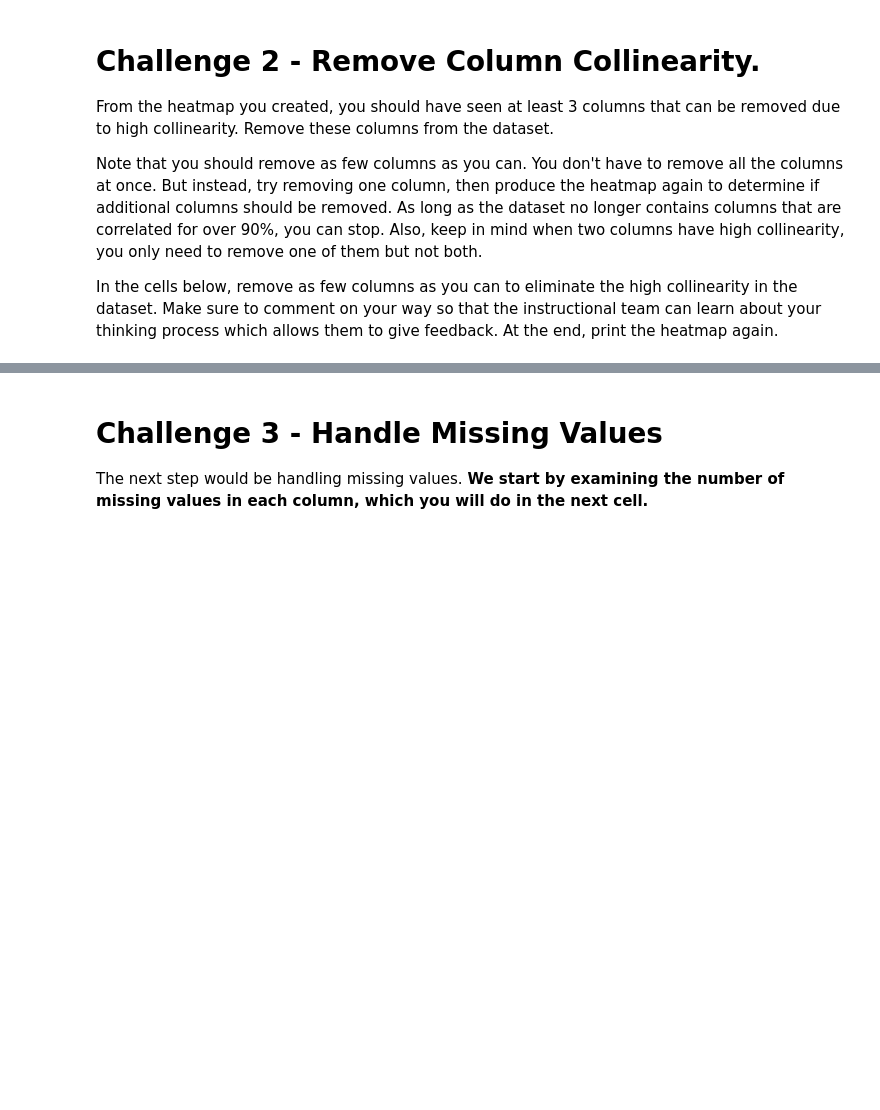
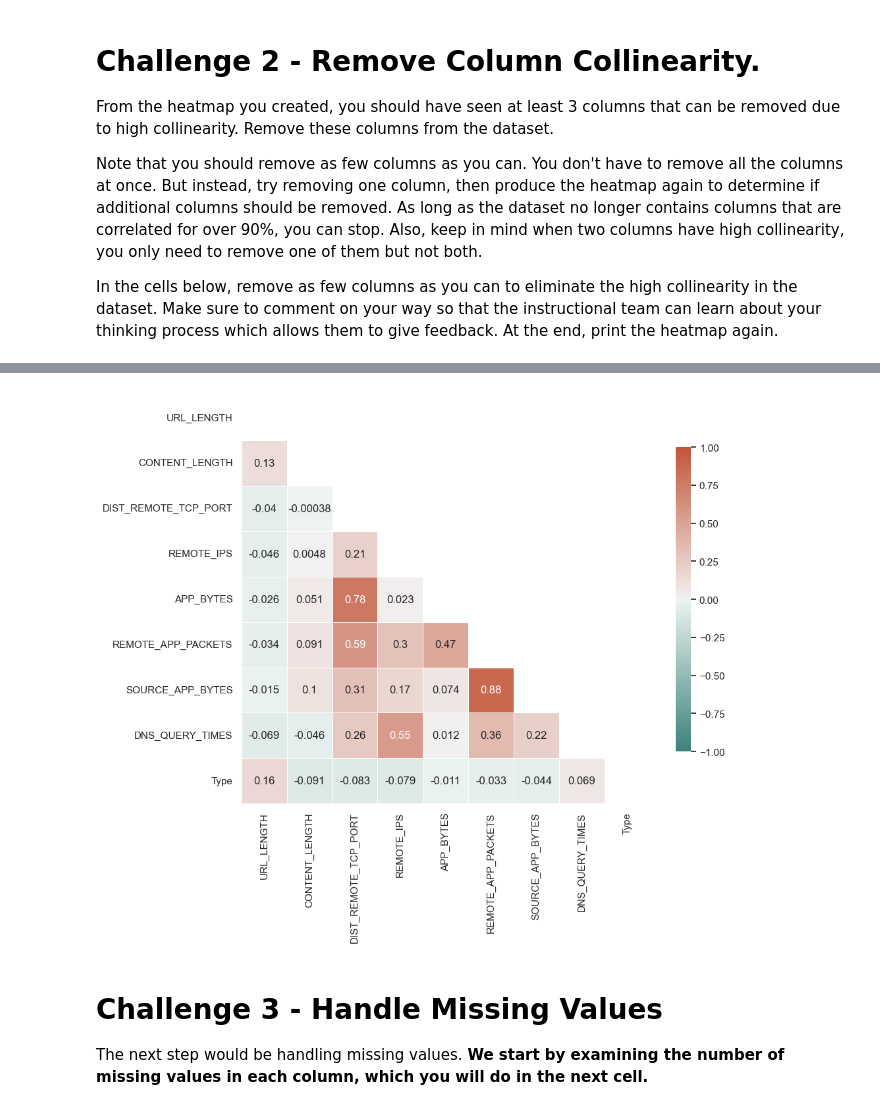
Before and after one commit to Hector1993prog/7.1-lab-supervised-learning, a Jupyter notebook: your-code/main.ipynb, the cells around one changed output, grey strips where cells are left out. Saved outputs shown, nothing was run; the diff lists cells and outputs as text; code cells hidden in the pictures; blank space fills up the shorter version.

```diff
--- a/your-code/main.ipynb
+++ b/your-code/main.ipynb
@@ -194,3 +213,27 @@ print_corr(df)
+# %%
+def print_corr(df):
+
+    correlation = df.corr(method='pearson')
+
+    mask = np.zeros_like(correlation, dtype=bool)
+    mask[np.triu_indices_from(mask)] = True
+
+    f, ax = plt.subplots(figsize=(10, 12))
+
+    cmap = sns.diverging_palette(180, 20, as_cmap=True)
+    sns.heatmap(correlation, mask=mask, cmap=cmap, vmax=1, vmin =-1, center=0,
+                square=True, linewidths=.5, cbar_kws={"shrink": .5}, annot=True)
+
+    return plt.show()
+# %%
+web1= websites.drop("APP_PACKETS", axis=1)
+web2= web1.drop('SOURCE_APP_PACKETS', axis=1)
+web3= web2.drop('TCP_CONVERSATION_EXCHANGE', axis=1)
+web4= web3.drop('REMOTE_APP_BYTES', axis=1)
+web5=web4.drop('NUMBER_SPECIAL_CHARACTERS', axis=1)
+print_corr(web5)
+# %% [output]
+[figure, added]
 # %% [markdown]
 # Challenge 3 - Handle Missing Values
 
```
Also changed, not shown: parts of 92 cells of this notebook.
